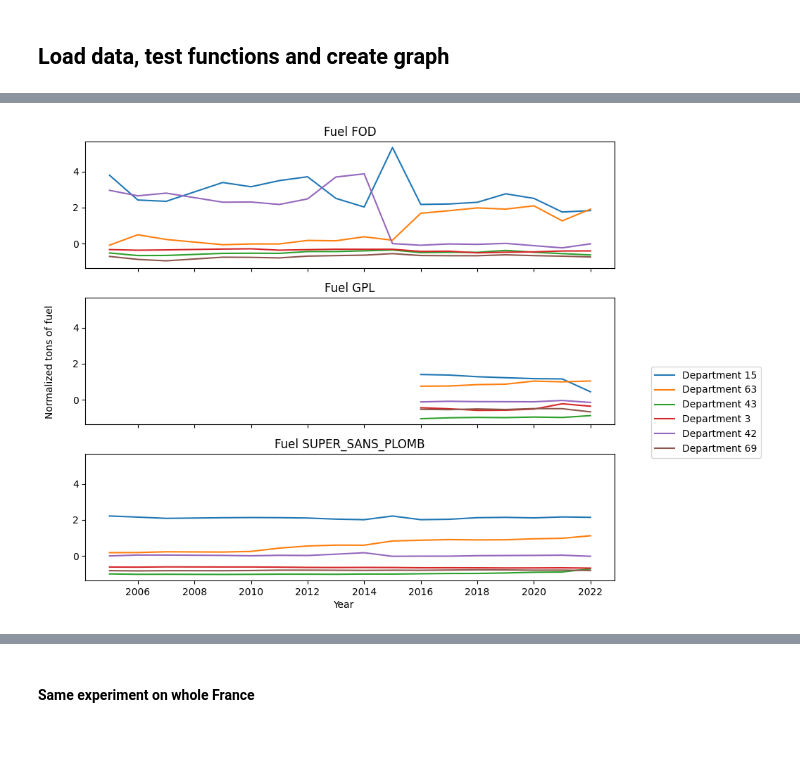
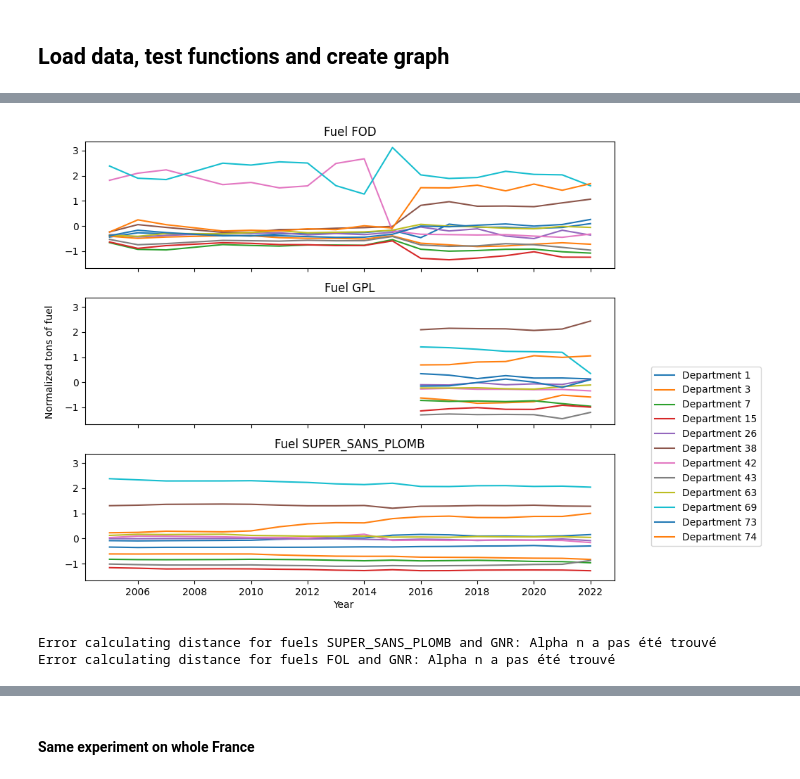
Before and after one commit to MathildeDupouy/learnGraph, a Jupyter notebook: scripts/realData_analyse_data.ipynb, the cells around one changed output, grey strips where cells are left out. Saved outputs shown, nothing was run; the diff lists cells and outputs as text; code cells hidden in the pictures; blank space fills up the shorter version.

```diff
--- a/scripts/realData_analyse_data.ipynb
+++ b/scripts/realData_analyse_data.ipynb
@@ -92,8 +93,8 @@ for fuel in fuel_data_ARA.fuel_keys :
     if len(years) >= 1 :
         computed_fuels.append(fuel)
         L_est, Y_est = gl_sig_model(sample.T, max_iter, alpha, beta)
-        print(f"Fuel {fuel} for {len(years)} years, L_est shape : {L_est.shape}")
-        g_est = create_graph_from_laplacian(L_est, list(fuel_data_ARA.graph.nodes))
+        print(f"Fuel {fuel} for {len(years)} years")
+        g_est = create_graph_from_laplacian(L_est, sorted(list(fuel_data_ARA.graph.nodes)))
         for node in g_est.nodes :
             g_est.nodes[node]['pos'] = fuel_data_ARA.graph.nodes[node]['pos']
         est_graphs[fuel] = g_est
@@ -127,30 +125,49 @@ for fuel in fuels :
 # %%
 import matplotlib.ticker as ticker
 
-depts = [15, 63, 43, 3, 42, 69]
+depts = region_ARA
 fuels = [FOD, GPL, SUPER_SANS_PLOMB]
 
 fig, axs = plt.subplots(len(fuels), 1, figsize=(8, 7), sharex=True, sharey=True)
 for i, fuel in enumerate(fuels) :
     for dept in depts :
         dept_index = list(est_graphs[fuel].nodes).index(dept)
         axs[i].plot(computed_years[fuel], fuel_data_ARA.samples_by_year(fuel)[0][dept_index, :], label=f'Department {dept}')
     axs[i].set_title(f'Fuel {fuel}')
 
 # Set common x and y labels
 fig.text(0.5, 0, 'Year', ha='center')
 fig.text(-0.03, 0.5, 'Normalized tons of fuel', va='center', rotation='vertical')
 
 # Common legend
 handles, labels = axs[0].get_legend_handles_labels()
 common_legend = fig.legend(handles, labels, loc='upper right', bbox_to_anchor=(1.25, 0.5))
 
 
 axs[-1].xaxis.set_major_locator(ticker.MaxNLocator(integer=True, prune='both'))
 axs[-1].xaxis.set_major_formatter(ticker.FormatStrFormatter('%d'))
 
 # Adjust layout to prevent clipping of titles
 plt.tight_layout()
 plt.show()
 # %% [output]
-[figure, old version]
+[figure, new version]
+# %%
+fuels_dist = np.zeros((len(computed_fuels), len(computed_fuels)))
+for i, fuel1 in enumerate(computed_fuels) :
+    g1 = est_graphs[fuel1]
+    for j in range(i+1, len(computed_fuels)) :
+        fuel2 = computed_fuels[j]
+        g2 = est_graphs[fuel2]
+        try:
+            fuels_dist[i, j] = Fused_Gromov_Wasserstein_distance(alpha=1,features_metric='dirac',method='shortest_path').graph_d(Graph(g1), Graph(g2))
+        except Exception as e:
+            print(f"Error calculating distance for fuels {fuel1} and {fuel2}: {e}")
+            fuels_dist[i, j] = np.nan
+            # Uncomment the next line if you want to skip to the next iteration
+            continue
+
+fuels_dist = fuels_dist + fuels_dist.T - np.diag(np.diag(fuels_dist))
+# %% [output]
+Error calculating distance for fuels SUPER_SANS_PLOMB and GNR: Alpha n a pas été trouvé
+Error calculating distance for fuels FOL and GNR: Alpha n a pas été trouvé
```
Also changed, not shown: parts of 24 cells of this notebook, 9 other files.
